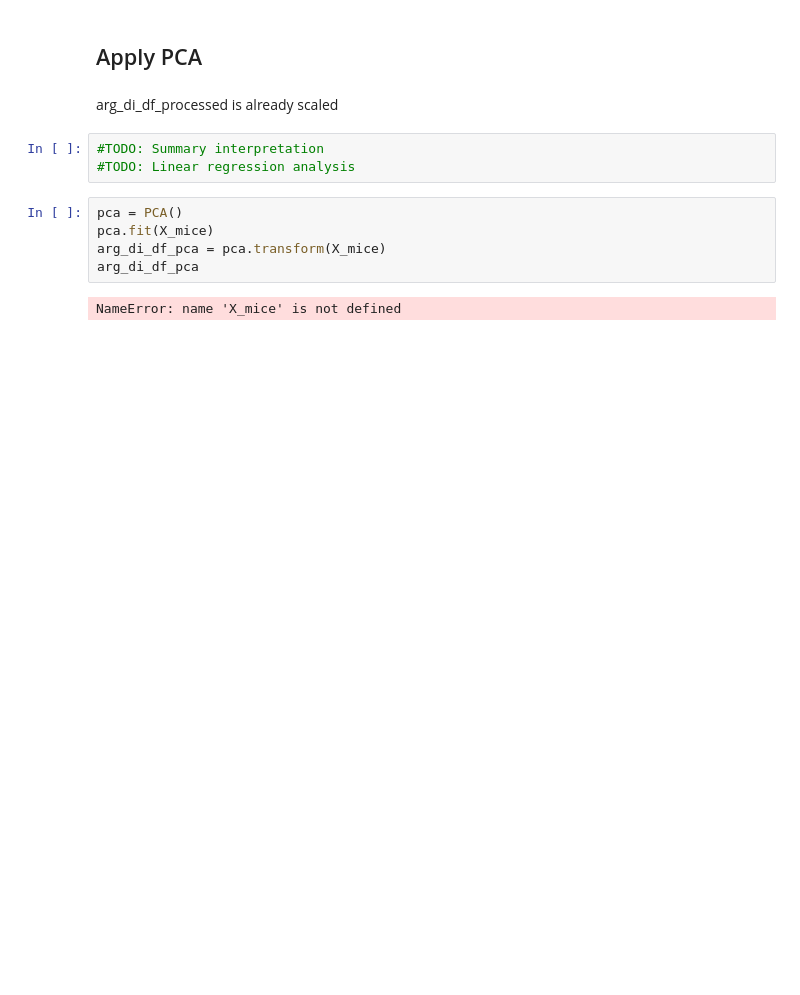
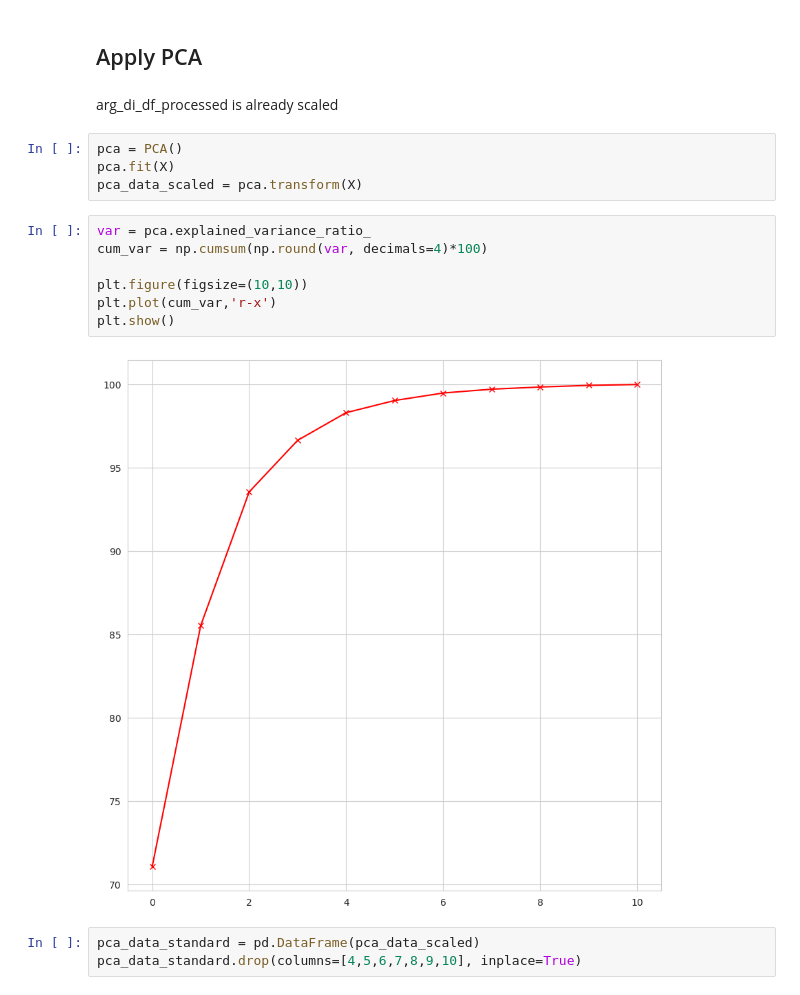
Before and after one commit to alejo-cuello/research-on-argentina, a Jupyter notebook: notebooks/0.5.a-alejo-model_linear_regression.ipynb, the cells around one changed output. Cells and saved outputs as stored; diff of their text form; blank space fills up the shorter version.

```diff
--- a/notebooks/0.5.a-alejo-model_linear_regression.ipynb
+++ b/notebooks/0.5.a-alejo-model_linear_regression.ipynb
@@ -364,13 +298,19 @@ len(good_models)
 ## Apply PCA
 # %% [markdown]
 arg_di_df_processed is already scaled
-# %%
-#TODO: Summary interpretation
-#TODO: Linear regression analysis
 # %%
 pca = PCA()
-pca.fit(X_mice)
-arg_di_df_pca = pca.transform(X_mice)
-arg_di_df_pca
+pca.fit(X)
+pca_data_scaled = pca.transform(X)
-# %% [output]
-NameError: name 'X_mice' is not defined
+# %%
+var = pca.explained_variance_ratio_
+cum_var = np.cumsum(np.round(var, decimals=4)*100)
+
+plt.figure(figsize=(10,10))
+plt.plot(cum_var,'r-x')
+plt.show()
+# %% [output]
+[figure, added]
+# %%
+pca_data_standard = pd.DataFrame(pca_data_scaled)
+pca_data_standard.drop(columns=[4,5,6,7,8,9,10], inplace=True)
```
Also changed, not shown: parts of 26 cells of this notebook, 1 other file.
